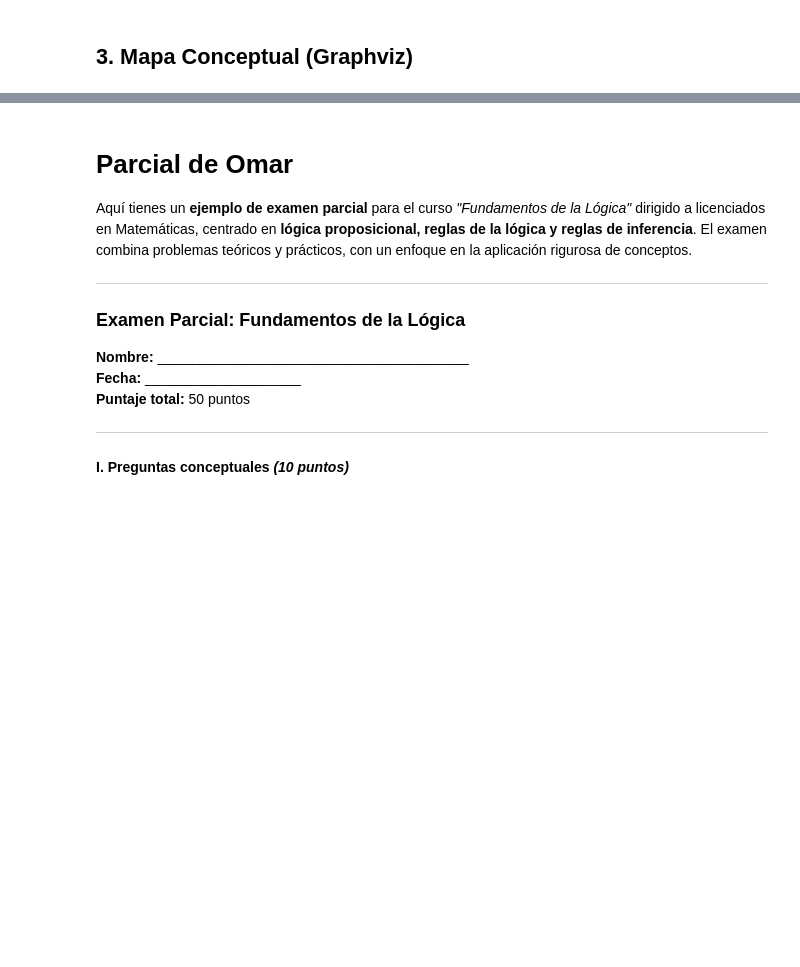
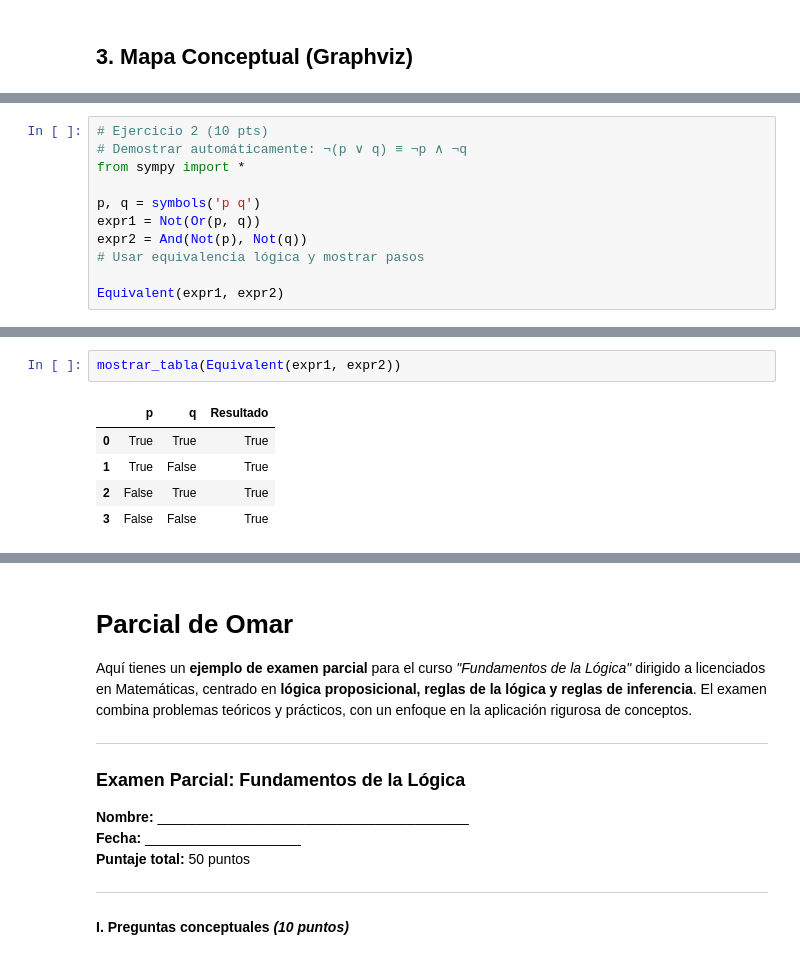
Before and after one commit to marco-canas/fundamentos_logica, a Jupyter notebook: 4_clases/2_inferencias_metodos_demostracion/3_metodos_demostracion/1_metodo_deductivo/1_metodo_directo/2_eval_met_direct.ipynb, the cells around one changed output, grey strips where cells are left out. Cells and saved outputs as stored; diff of their text form; blank space fills up the shorter version.

```diff
--- a/4_clases/2_inferencias_metodos_demostracion/3_metodos_demostracion/1_metodo_deductivo/1_metodo_directo/2_eval_met_direct.ipynb
+++ b/4_clases/2_inferencias_metodos_demostracion/3_metodos_demostracion/1_metodo_deductivo/1_metodo_directo/2_eval_met_direct.ipynb
@@ -224,0 +296,11 @@ HTML(ani.to_jshtml())
+# %%
+# Ejercicio 2 (10 pts)
+# Demostrar automáticamente: ¬(p ∨ q) ≡ ¬p ∧ ¬q
+from sympy import *
+
+p, q = symbols('p q')
+expr1 = Not(Or(p, q))
+expr2 = And(Not(p), Not(q))
+# Usar equivalencia lógica y mostrar pasos
+
+Equivalent(expr1, expr2)
@@ -224,0 +368,8 @@ HTML(ani.to_jshtml())
+# %%
+mostrar_tabla(Equivalent(expr1, expr2))
+# %% [output]
+|  | p | q | Resultado |
+| 0 | True | True | True |
+| 1 | True | False | True |
+| 2 | False | True | True |
+| 3 | False | False | True |
```
Also changed, not shown: parts of 26 cells of this notebook, 3 other files.
